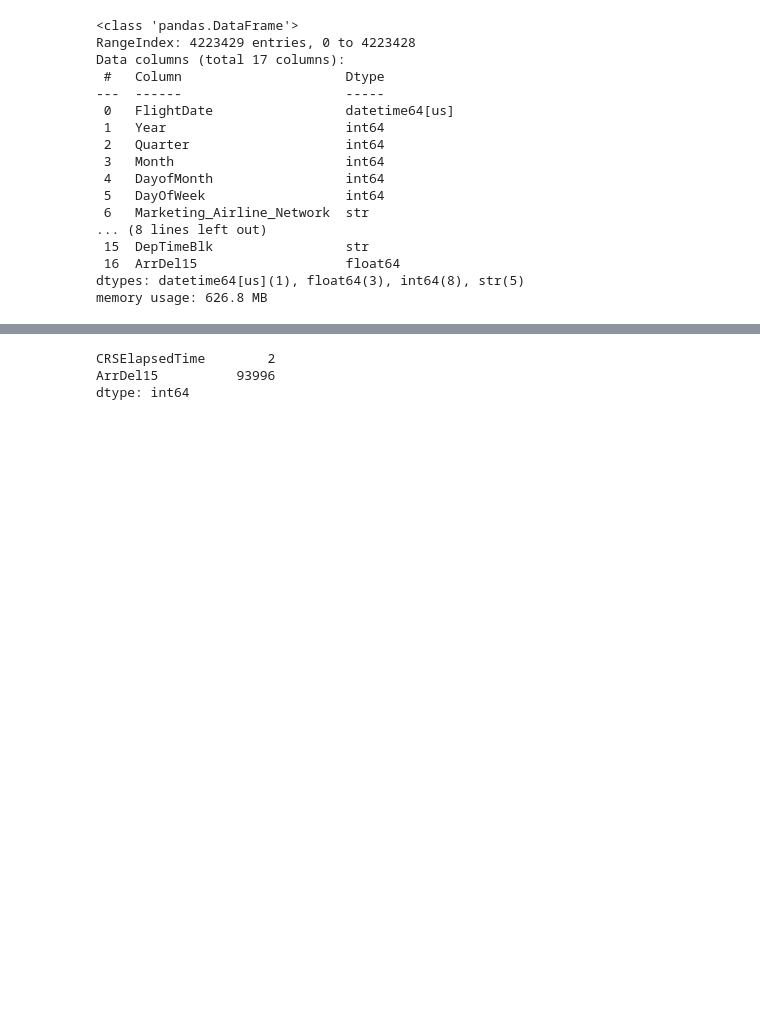
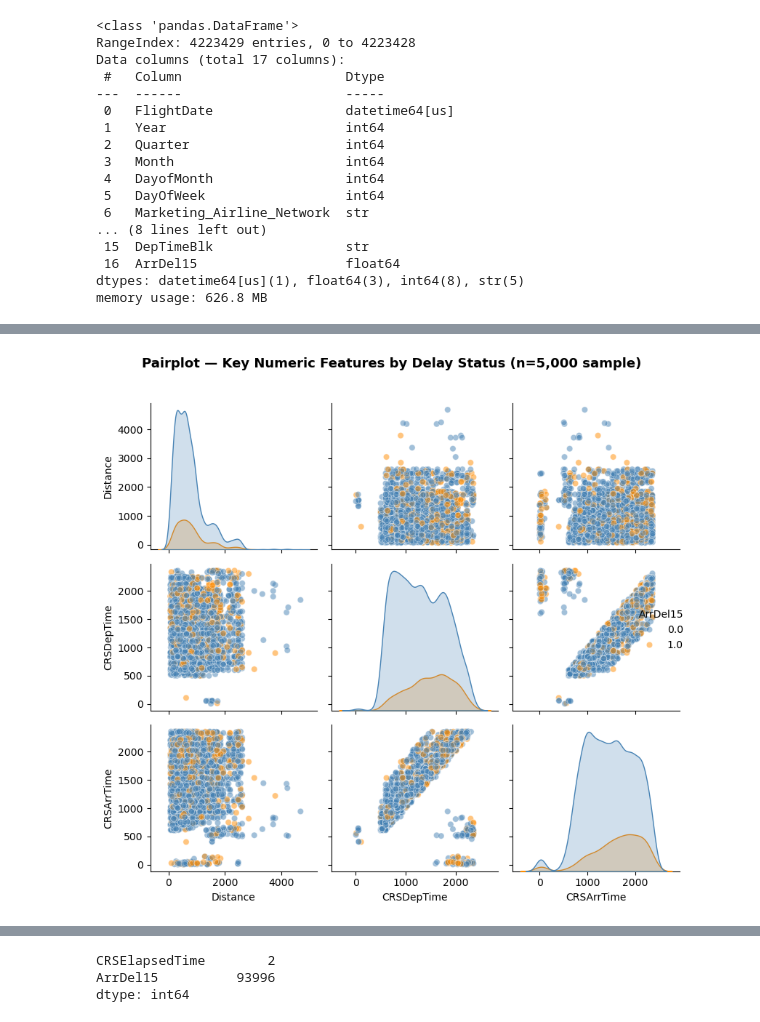
Before and after one commit to pdansoabiam/pda_flight_predictor, a Jupyter notebook: XGBoost_ML_final_project_aap_colab.ipynb, the cells around one changed output, grey strips where cells are left out. Cells and saved outputs as stored; diff of their text form; code cells hidden in the pictures; blank space fills up the shorter version.

```diff
--- a/XGBoost_ML_final_project_aap_colab.ipynb
+++ b/XGBoost_ML_final_project_aap_colab.ipynb
@@ -63,0 +81,16 @@ LOAD FULL DATASET INTO DATAFRAME
+# %%
+# Pull from shared folder from Google Drive "Anyone with the link can view"
+import gdown
+
+
+FILE_ID = "1Ja6U_fclo7Vg8FkXS0wCaDSz6W-z6iEJ"
+
+# Public Google Drive file — accessible to anyone with the link
+gdown.download(
+    f"https://drive.google.com/uc?id={FILE_ID}",
+    "cleaned_flights.parquet",
+    quiet=False)
+
+dff = pd.read_parquet("cleaned_flights.parquet")
+print(f"Loaded: {dff.shape[0]:,} rows, {dff.shape[1]} columns")
+dff.head(3)
@@ -64,5 +107,5 @@ LOAD FULL DATASET INTO DATAFRAME
 # %%
 # load dataset for all years: 2018, 2019, 2021, and 2022, except2020
 
-dff = pd.read_parquet(r"cleaned_flights.parquet")
-dff.head()
+# dff = pd.read_parquet(r"cleaned_flights.parquet")
+# dff.head()
@@ -208,0 +242,18 @@ df.describe(include='all').T
+# %%
+# Sample for pairplot — 4M rows is too large to render
+df_sample = df.sample(n=5000, random_state=42)
+
+sns.pairplot(df_sample,
+             vars=['Distance', 'CRSDepTime', 'CRSArrTime'],
+             hue='ArrDel15',
+             palette={0: 'steelblue', 1: 'darkorange'},
+             plot_kws={'alpha': 0.5},
+             diag_kind='kde')
+
+plt.suptitle('Pairplot — Key Numeric Features by Delay Status (n=5,000 sample)',
+             y=1.02, fontsize=13, fontweight='bold')
+plt.tight_layout()
+plt.savefig('pairplot.png', dpi=150, bbox_inches='tight')
+plt.show()
+# %% [output]
+[figure, added]
```
Also changed, not shown: parts of 30 cells of this notebook.
